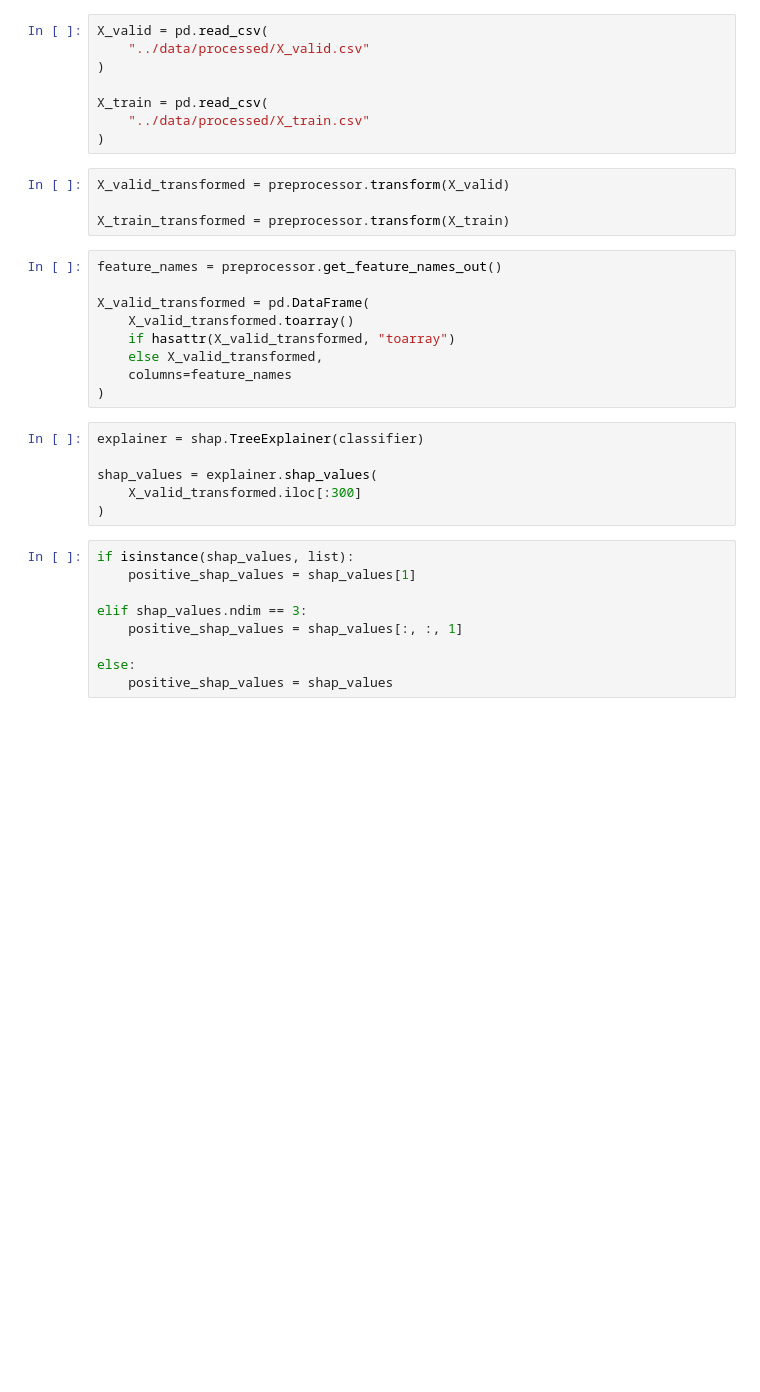
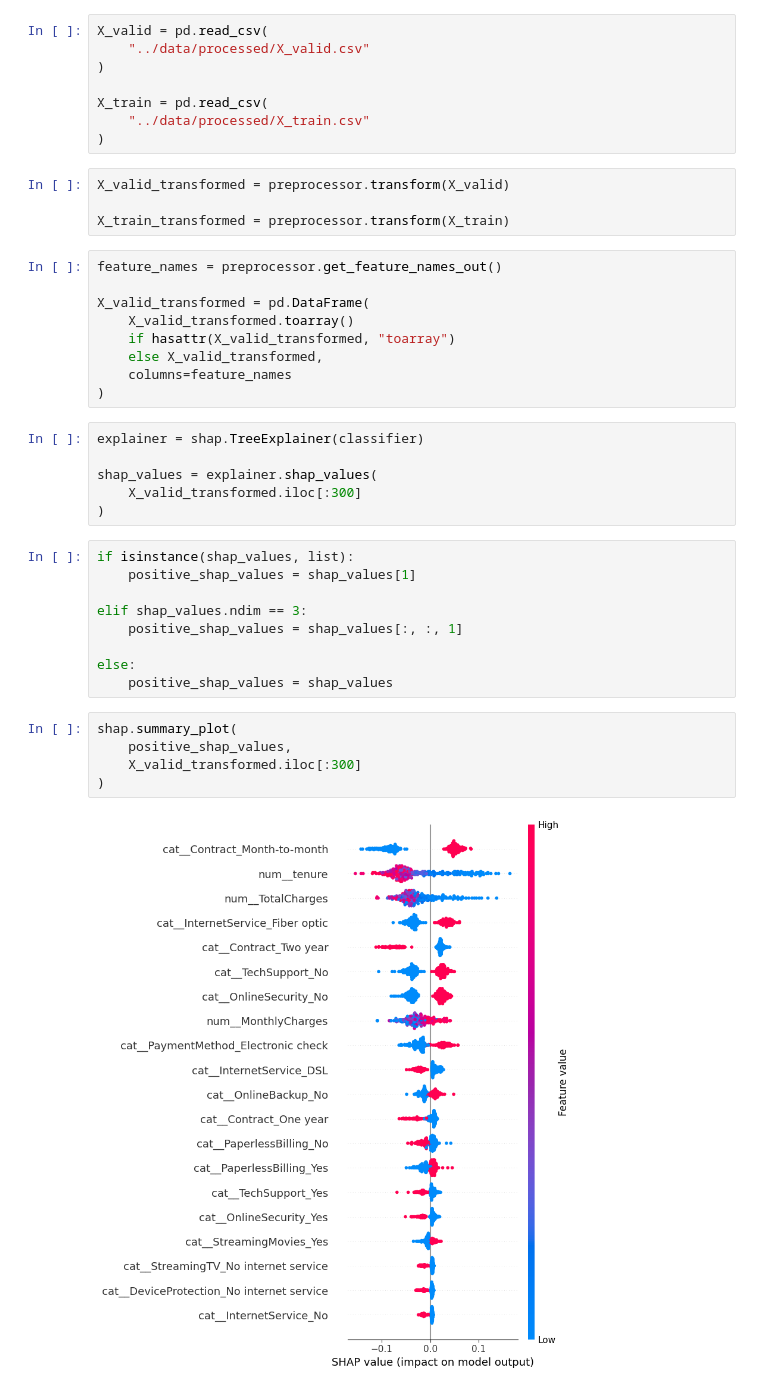
Before and after one commit to msmhtaghavi/customer-churn-prediction, a Jupyter notebook: notebooks/07_shap_explainability.ipynb, the cells around one changed output. Cells and saved outputs as stored; diff of their text form; blank space fills up the shorter version.

Commit message:
Generate SHAP summary plot

```diff
--- a/notebooks/07_shap_explainability.ipynb
+++ b/notebooks/07_shap_explainability.ipynb
@@ -49,3 +49,10 @@ elif shap_values.ndim == 3:
 
 else:
     positive_shap_values = shap_values
+# %%
+shap.summary_plot(
+    positive_shap_values,
+    X_valid_transformed.iloc[:300]
+)
+# %% [output]
+[figure, added]
```
Also changed, not shown: parts of 1 cell of this notebook.
